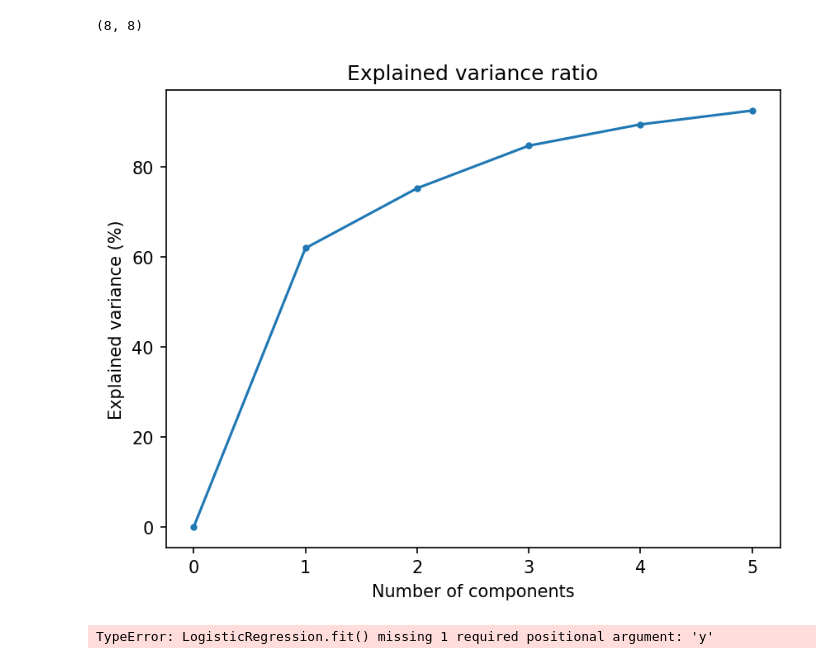
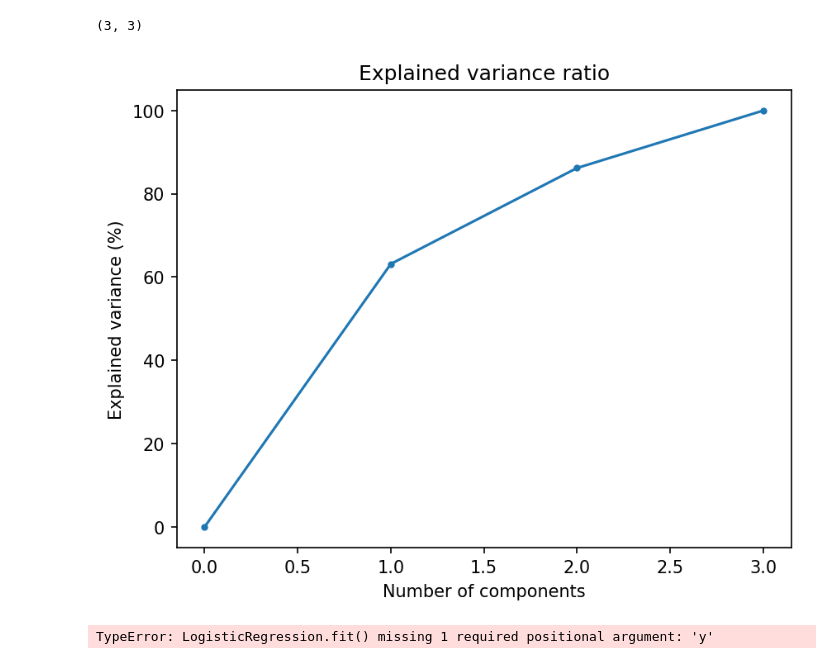
Before and after one commit to gviga/S4A-Scalable-Spectral-Shape-Analysis, a Jupyter notebook: notebooks/sattistical_shape_analysism.ipynb, the cells around one changed output. Saved outputs shown, nothing was run; the diff lists cells and outputs as text; code cells hidden in the pictures.

```diff
--- a/notebooks/sattistical_shape_analysism.ipynb
+++ b/notebooks/sattistical_shape_analysism.ipynb
@@ -38,7 +38,7 @@ import seaborn as sns
 
 SamplesDir = r"../data/giorgio_"
 maps_dict={}
-N_meshes=10
+N_meshes=4
 
 m_list= []
 m_rem_list= []
@@ -214,7 +202,7 @@ for i in range(network.n_meshes):
 
 deviation_from_id_cr.argmin(), deviation_from_id_cr.argmin()
 # %% [output]
-(8, 8)
+(3, 3)
 # %%
 base_meshind = deviation_from_id_cr.argmin()
 # %%
@@ -261,16 +249,16 @@ from sklearn.model_selection import train_test_split
 from sklearn.decomposition import PCA
 # %%
 avg_disp = np.mean(displacements,axis=0)
-pca_d = PCA(n_components=5)
+pca_d = PCA(n_components=3)
 emb_d_red = pca_d.fit_transform(displacements - avg_disp[None,:])
 
 plt.figure(dpi=150)
 plt.title('Explained variance ratio')
 plt.xlabel('Number of components')
 plt.ylabel('Explained variance (%)')
 plt.plot(np.arange(1+pca_d.n_components) , 100*np.cumsum(np.concatenate([[0],pca_d.explained_variance_ratio_])), marker=".");
 # %% [output]
-[figure, old version]
+[figure, new version]
 # %%
 labels = [1,2] # list of labels for each skulls
 labels = np.asarray(labels)
```
Also changed, not shown: parts of 10 cells of this notebook.
